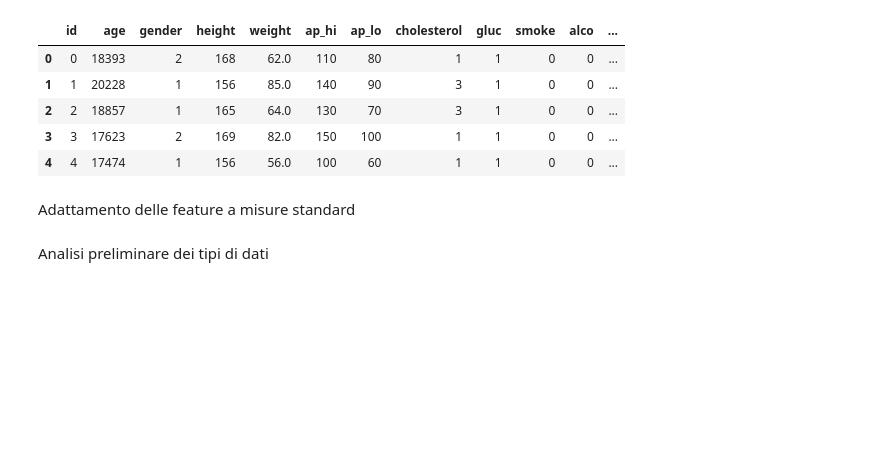
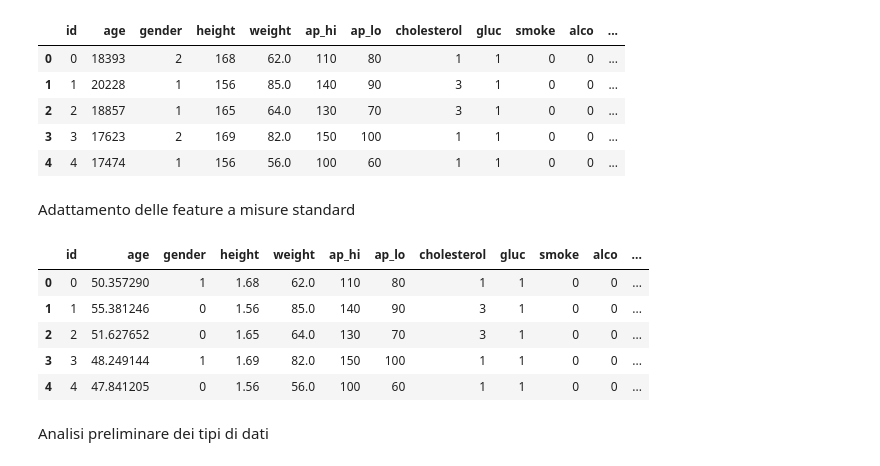
Before and after one commit to mbroglio/ML_25_26, a Jupyter notebook: ML_Project.ipynb, the cells around one changed output. Saved outputs shown, nothing was run; the diff lists cells and outputs as text; code cells hidden in the pictures; blank space fills up the shorter version.

```diff
--- a/ML_Project.ipynb
+++ b/ML_Project.ipynb
@@ -51,9 +51,17 @@ df.head()
 # %% [markdown]
 Adattamento delle feature a misure standard
 # %%
-df["gender"] = df["gender"] - 1
+df["gender"] = df["gender"] - 1 # Converti il gender da 1,2 a 0,1
 df["height"] = df["height"] / 100  # Converti altezza da cm a m
 df["age"] = df["age"] / 365.25  # Converti età da giorni a anni
+df.head()
+# %% [output]
+|  | id | age | gender | height | weight | ap_hi | ap_lo | cholesterol | gluc | smoke | alco | ... |
+| 0 | 0 | 50.357290 | 1 | 1.68 | 62.0 | 110 | 80 | 1 | 1 | 0 | 0 | ... |
+| 1 | 1 | 55.381246 | 0 | 1.56 | 85.0 | 140 | 90 | 3 | 1 | 0 | 0 | ... |
+| 2 | 2 | 51.627652 | 0 | 1.65 | 64.0 | 130 | 70 | 3 | 1 | 0 | 0 | ... |
+| 3 | 3 | 48.249144 | 1 | 1.69 | 82.0 | 150 | 100 | 1 | 1 | 0 | 0 | ... |
+| 4 | 4 | 47.841205 | 0 | 1.56 | 56.0 | 100 | 60 | 1 | 1 | 0 | 0 | ... |
 # %% [markdown]
 Analisi preliminare dei tipi di dati
 # %%
```
Also changed, not shown: parts of 32 cells of this notebook, 17 other files.
